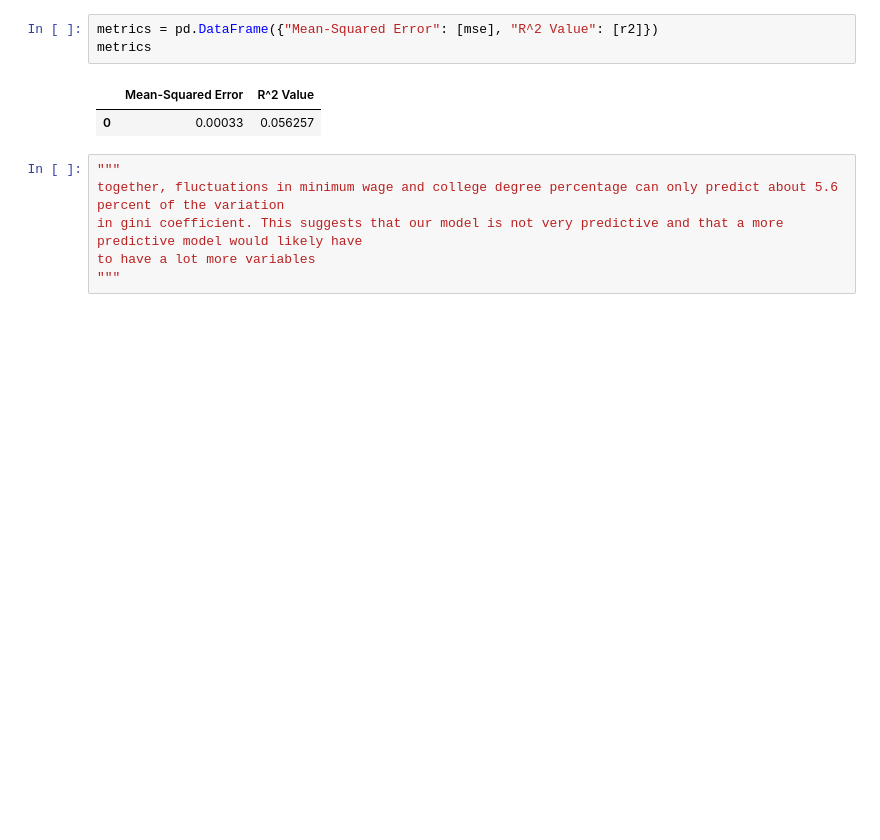
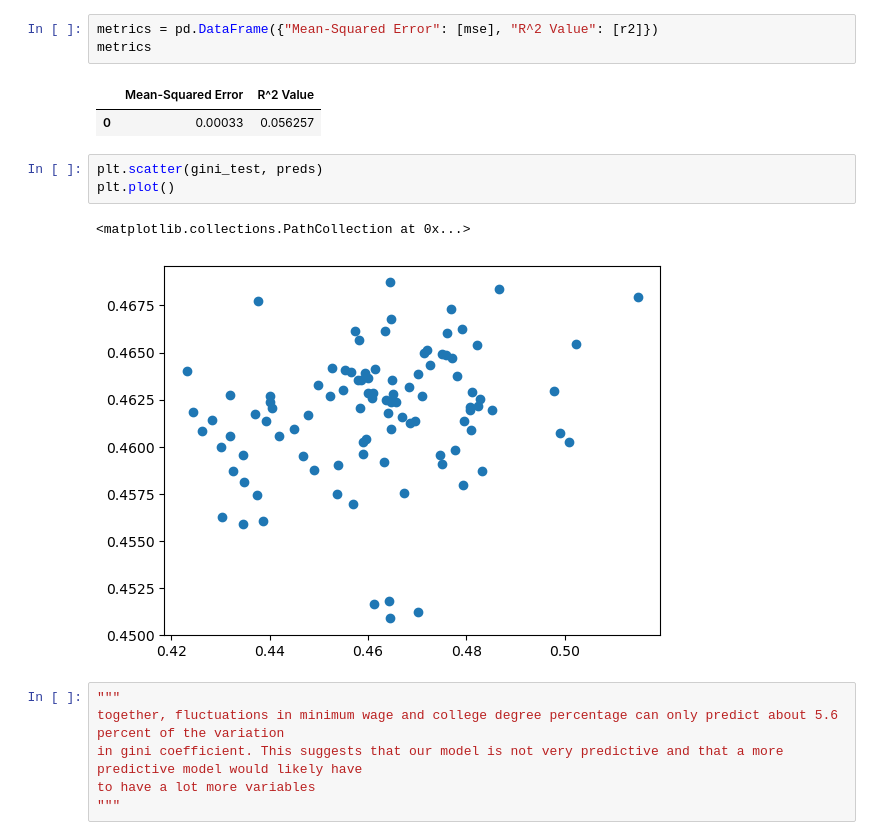
Before and after one commit to harshil0217/CMSE_Min_Wage_Project, a Jupyter notebook: Regression/OLS_State_Regression.ipynb, the cells around one changed output. Saved outputs shown, nothing was run; the diff lists cells and outputs as text; blank space fills up the shorter version.

Commit message:
added plot to regression

```diff
--- a/Regression/OLS_State_Regression.ipynb
+++ b/Regression/OLS_State_Regression.ipynb
@@ -201,6 +202,12 @@ metrics
 # %% [output]
 |  | Mean-Squared Error | R^2 Value |
 | 0 | 0.00033 | 0.056257 |
+# %%
+plt.scatter(gini_test, preds)
+plt.plot()
+# %% [output]
+<matplotlib.collections.PathCollection at 0x...>
+[figure, added]
 # %%
 """
 together, fluctuations in minimum wage and college degree percentage can only predict about 5.6 percent of the variation
```
Also changed, not shown: parts of 3 cells of this notebook.
